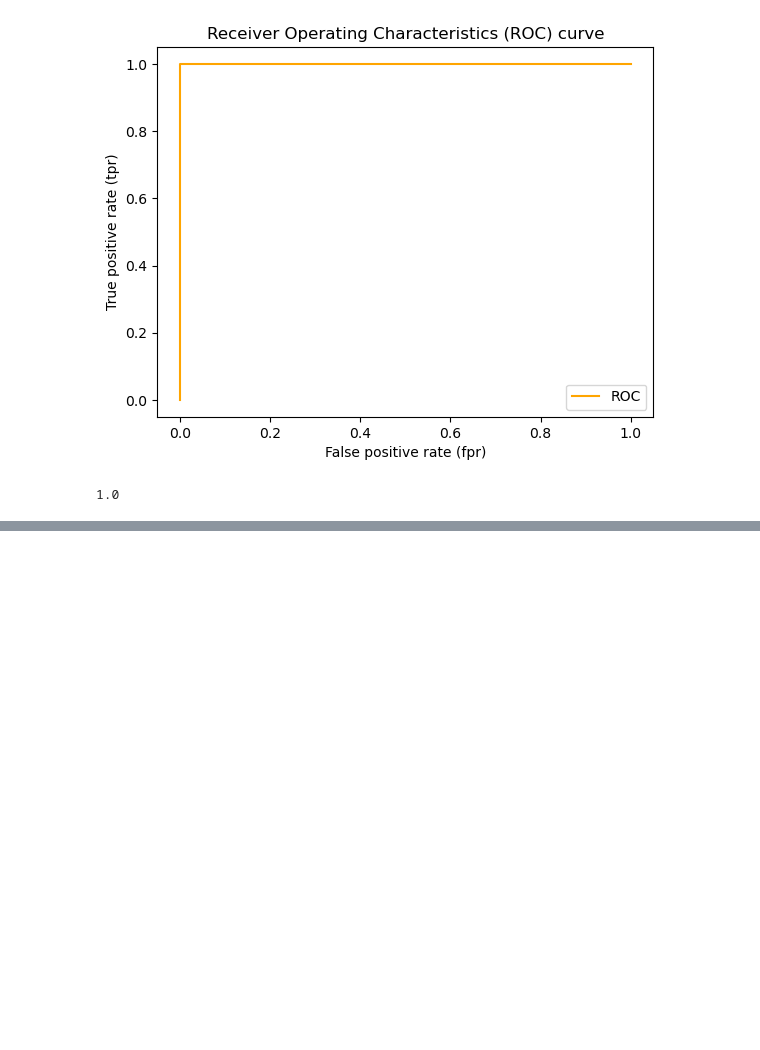
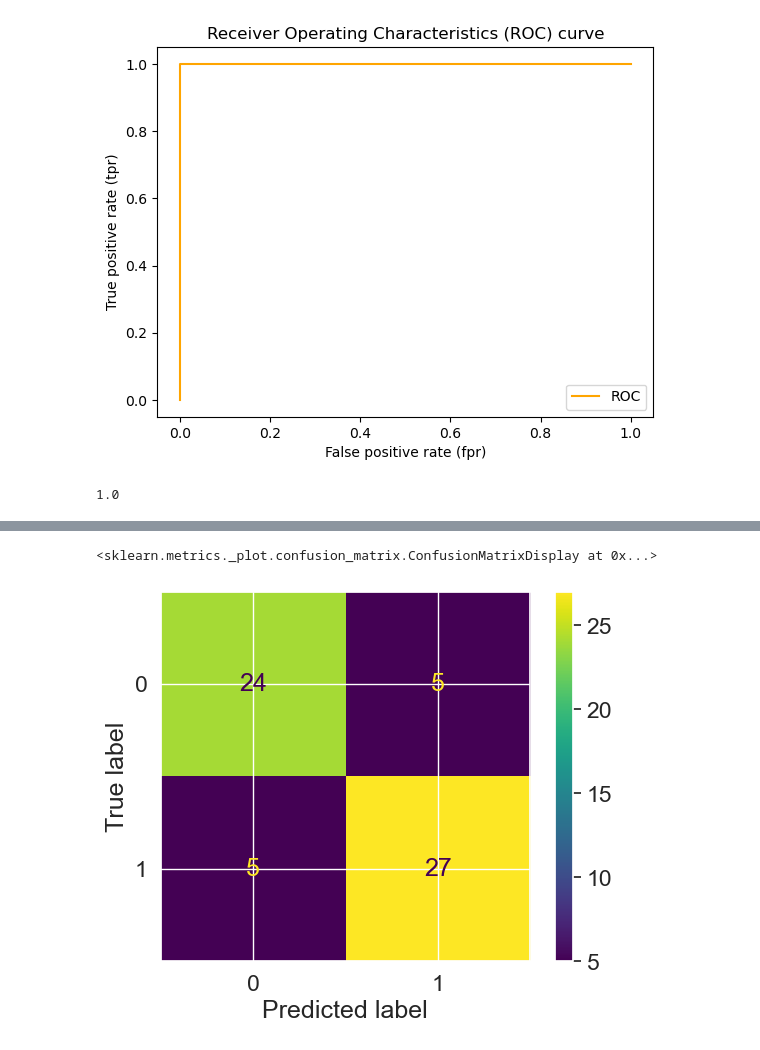
Before and after one commit to Md-Aziz-Developer/first_step_machine_learning, a Jupyter notebook: introduction-to-scikit-learn.ipynb, the cells around one changed output, grey strips where cells are left out. Drawn from its saved outputs; the diff is of its cells as text; code cells hidden in the pictures; blank space fills up the shorter version.

```diff
--- a/introduction-to-scikit-learn.ipynb
+++ b/introduction-to-scikit-learn.ipynb
@@ -1505,0 +1596,7 @@ roc_auc_score(y_test,y_test)
+# %%
+ConfusionMatrixDisplay.from_predictions(y_true=y_test,
+                                       y_pred=y_preds
+                                       )
+# %% [output]
+<sklearn.metrics._plot.confusion_matrix.ConfusionMatrixDisplay at 0x...>
+[figure, added]
```
Also changed, not shown: parts of 11 cells of this notebook.
